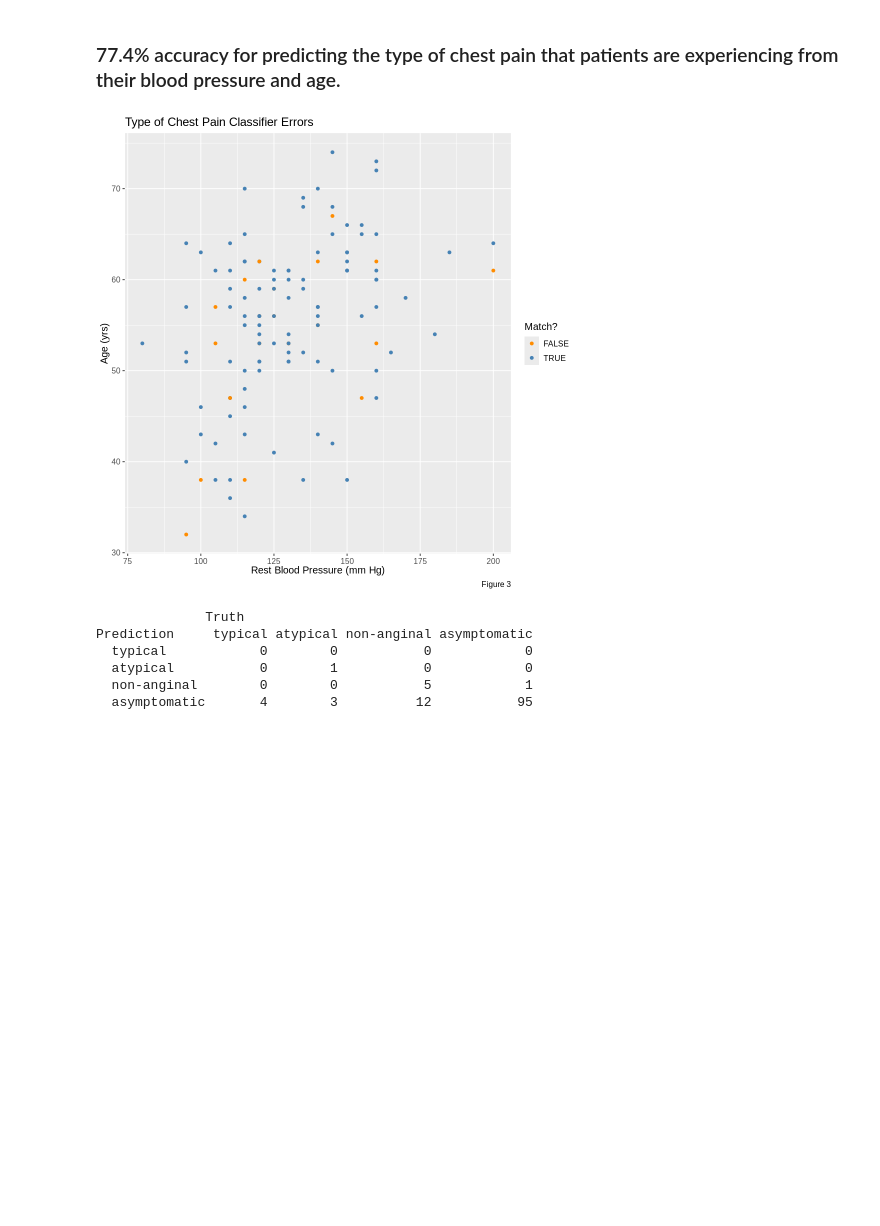
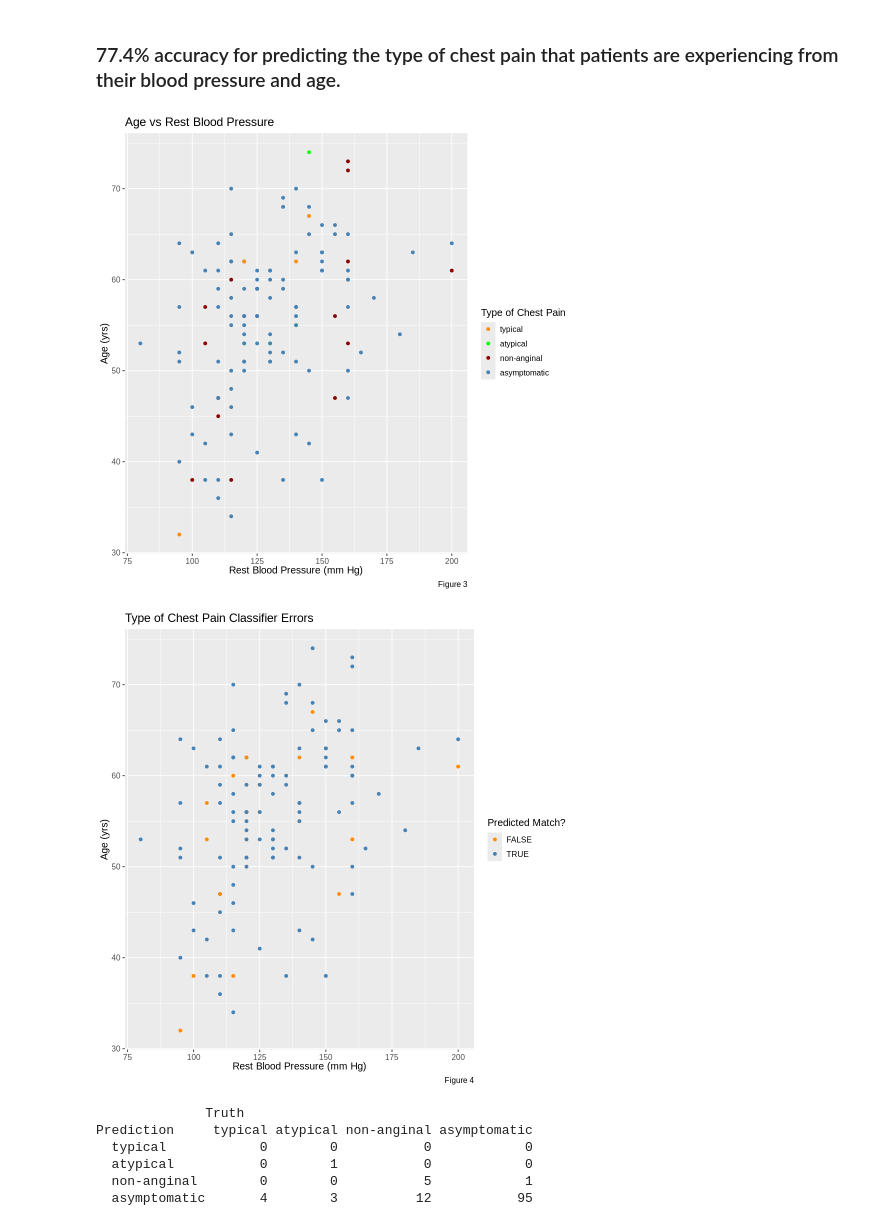
Before and after one commit to ftabuchi/group_21_DSCI100_project, a Jupyter notebook: Coding_report.ipynb, the cells around one changed output. Drawn from its saved outputs; the diff is of its cells as text; code cells hidden in the pictures; blank space fills up the shorter version.

Commit message:
Comparative graph between all of heart data and mispredicted points.

```diff
--- a/Coding_report.ipynb
+++ b/Coding_report.ipynb
@@ -248,25 +248,43 @@ A tibble: 1 × 3
 ### 77.4% accuracy for predicting the type of chest pain that patients are experiencing from their blood pressure and age.
 # %%
 # NEXT STEP, we use our classifier to classify the whole dataset
+
+
+options(repr.plot.height = 8, repr.plot.width = 8)
+
+# create scatter plot of heart disease training set.
+heart_plot <- heart_data |>
+  ggplot(aes(x = blood_pressure_mm_Hg, y = age, color=chest_pain_ctg)) +
+  geom_point() +
+  labs(color = "Type of Chest Pain",  x="Rest Blood Pressure (mm Hg)", y="Age (yrs)",
+       caption = "Figure 3") +
+  scale_color_manual(values = c("darkorange", "green", "darkred", "steelblue")) +
+  theme(text = element_text(size = 12)) +
+  ggtitle("Age vs Rest Blood Pressure")
+
+
+heart_plot
+
 
 heart_all_predicted <- predict(best_fit, heart_data) |>
     bind_cols(heart_data)
 
 heart_all_predicted_with_match <- heart_all_predicted |> mutate(match=(.pred_class==chest_pain_ctg))
 
 heart_match_plot <- heart_all_predicted_with_match |>
   ggplot(aes(x = blood_pressure_mm_Hg, y = age, color=match)) +
   geom_point() +
-  labs(color = "Match?",  x="Rest Blood Pressure (mm Hg)", y="Age (yrs)",
-       caption = "Figure 3") +
+  labs(color = "Predicted Match?",  x="Rest Blood Pressure (mm Hg)", y="Age (yrs)",
+       caption = "Figure 4") +
   scale_color_manual(values = c("darkorange", "steelblue")) +
   theme(text = element_text(size = 12)) +
   ggtitle("Type of Chest Pain Classifier Errors")
 
 
 heart_match_plot
 # %% [output]
-[figure, old version]
+[figure, new version]
+[figure, added]
 # %%
 # confusion matrix for heart_all_predicted
 
```
Also changed, not shown: parts of 2 cells of this notebook.
